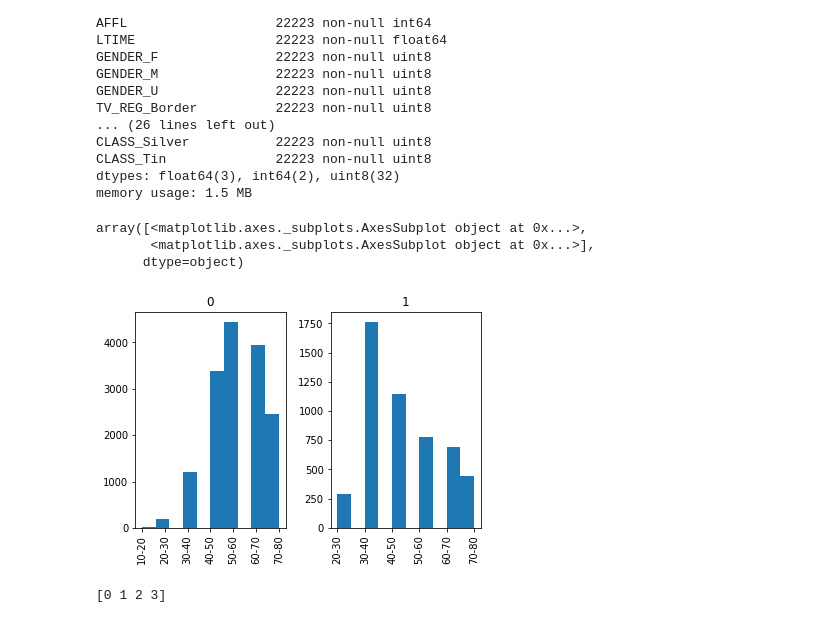
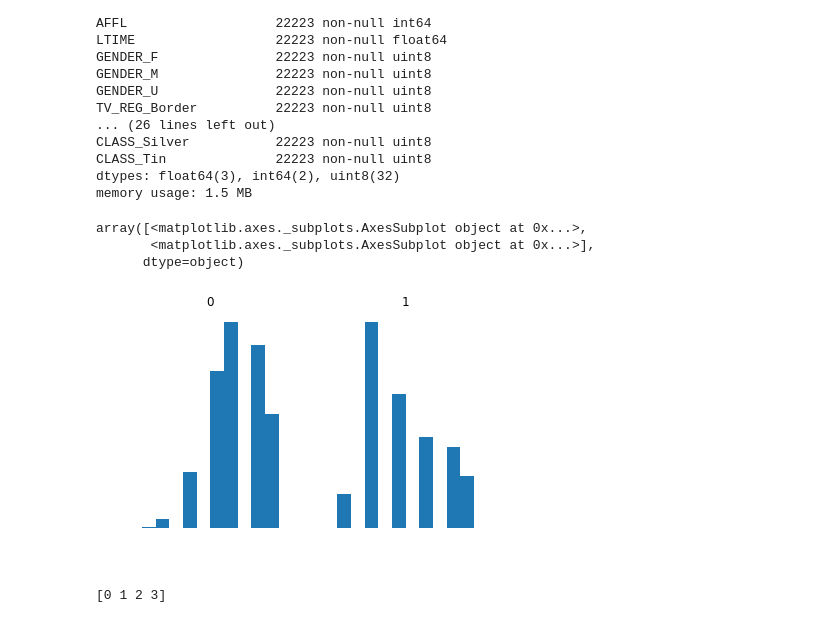
Before and after one commit to MaxEdman/IFN645_CaseStudy1, a Jupyter notebook: Preprocessing.ipynb, the cells around one changed output. Cells and saved outputs as stored; diff of their text form; code cells hidden in the pictures.

```diff
--- a/Preprocessing.ipynb
+++ b/Preprocessing.ipynb
@@ -127,14 +127,21 @@ dtypes: float64(3), int64(2), uint8(32)
 memory usage: 1.5 MB
 # %%
 import matplotlib.pyplot as plt
+# Sets the color to white.
+params = {"ytick.color" : "w",
+          "xtick.color" : "w",
+          "axes.labelcolor" : "w",
+          "axes.edgecolor" : "w"}
+plt.rcParams.update(params)
+
 %matplotlib inline
 #df.boxplot(column='REGION', by='ORGYN')
 df.hist(column='AGEGRP2', by='ORGYN')
 # %% [output]
 array([<matplotlib.axes._subplots.AxesSubplot object at 0x...>,
        <matplotlib.axes._subplots.AxesSubplot object at 0x...>],
       dtype=object)
-[figure, old version]
+[figure, new version]
 # %%
 print(df['ORGANICS'].unique())
 # %% [output]
```
Also changed, not shown: parts of 3 cells of this notebook, 1 other file.
